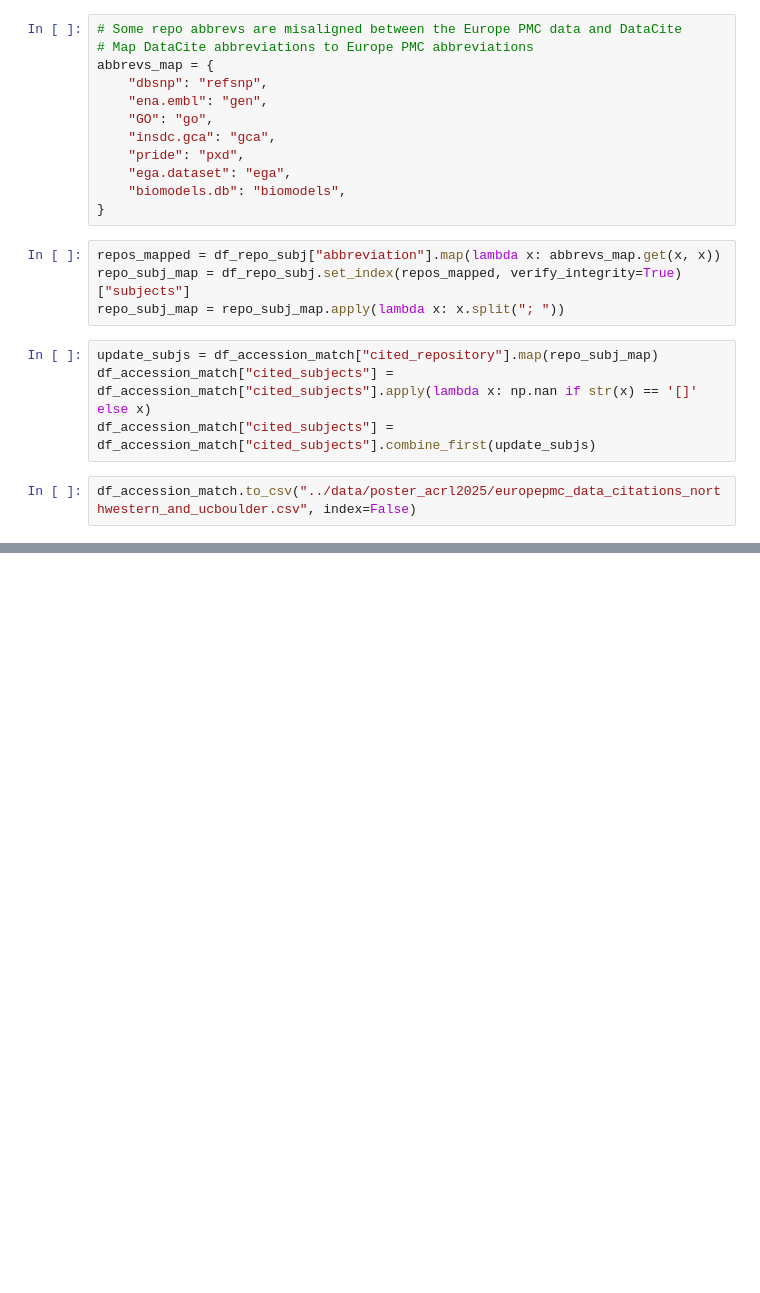
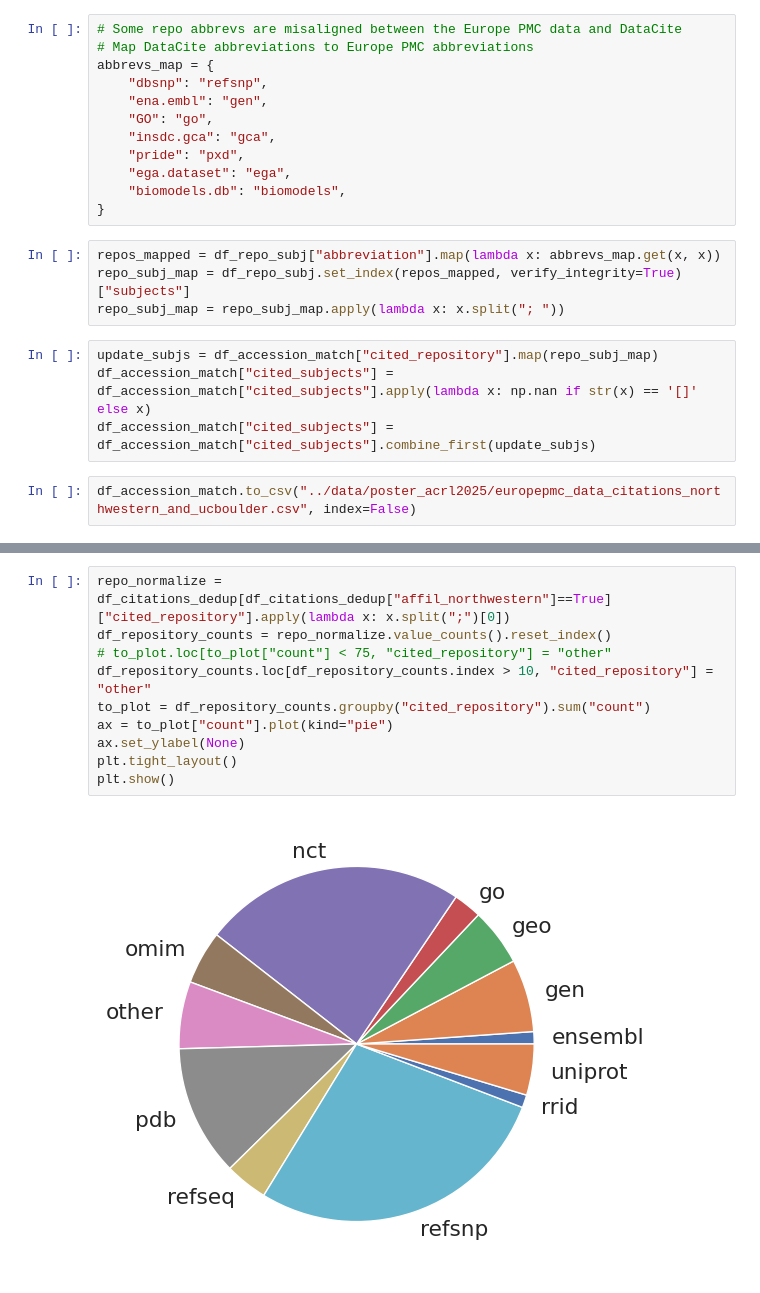
Before and after one commit to Make-Data-Count-Community/corpus-data-analysis, a Jupyter notebook: analysis_for_presentations/europepmc_citations_consolidate.ipynb, the cells around one changed output, grey strips where cells are left out. Saved outputs shown, nothing was run; the diff lists cells and outputs as text; blank space fills up the shorter version.

```diff
--- a/analysis_for_presentations/europepmc_citations_consolidate.ipynb
+++ b/analysis_for_presentations/europepmc_citations_consolidate.ipynb
@@ -196,0 +391,12 @@ df_accession_match.to_csv("../data/poster_acrl2025/europepmc_data_citations_nort
+# %%
+repo_normalize = df_citations_dedup[df_citations_dedup["affil_northwestern"]==True]["cited_repository"].apply(lambda x: x.split(";")[0])
+df_repository_counts = repo_normalize.value_counts().reset_index()
+# to_plot.loc[to_plot["count"] < 75, "cited_repository"] = "other"
+df_repository_counts.loc[df_repository_counts.index > 10, "cited_repository"] = "other"
+to_plot = df_repository_counts.groupby("cited_repository").sum("count")
+ax = to_plot["count"].plot(kind="pie")
+ax.set_ylabel(None)
+plt.tight_layout()
+plt.show()
+# %% [output]
+[figure, added]
```
Also changed, not shown: parts of 16 cells of this notebook, 1 other file.
